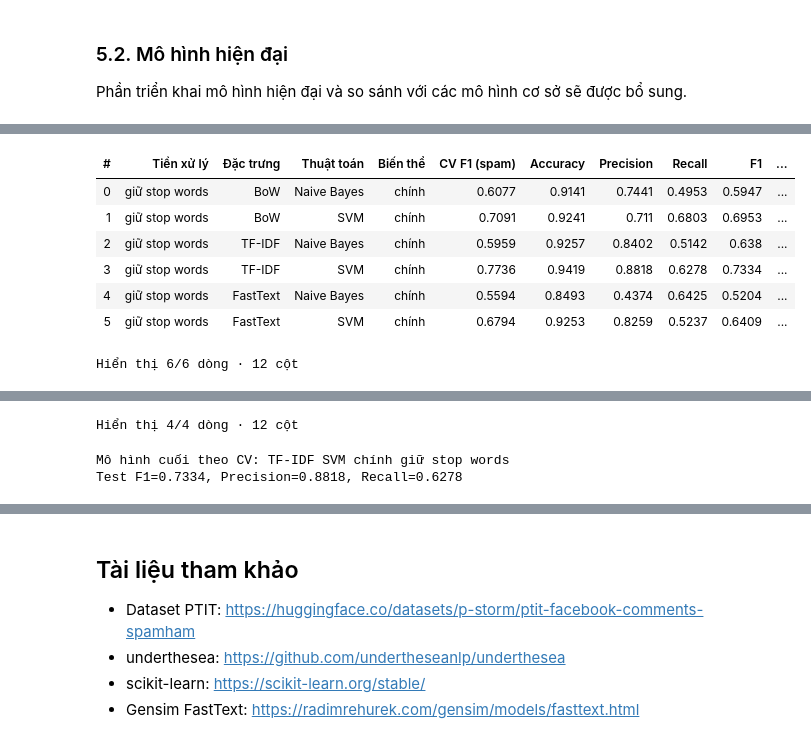
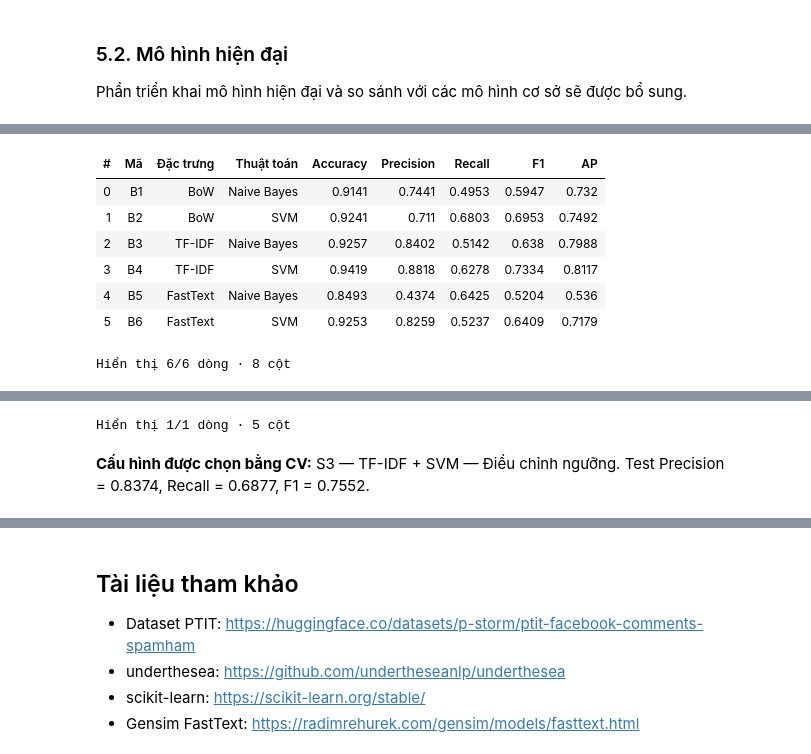
Before and after one commit to P-Bao/ptit-facebook-spam-ham, a Jupyter notebook: notebooks/02_thuc_nghiem_va_demo.ipynb, the cells around one changed output, grey strips where cells are left out. Saved outputs shown, nothing was run; the diff lists cells and outputs as text; code cells hidden in the pictures.

```diff
--- a/notebooks/02_thuc_nghiem_va_demo.ipynb
+++ b/notebooks/02_thuc_nghiem_va_demo.ipynb
@@ -269,14 +267,0 @@ Từ vựng, IDF và embedding được học trong phần train của từng fo
-# %%
-# Grid/cấu hình nằm ở pipeline/modeling/experiments.py: make_pipe().
-# Fit vectorizer và model trong train của từng fold, không fit trên test.
-cache_dir = tempfile.TemporaryDirectory(prefix="spamham_cache_", dir=ARTIFACT_DIR)
-cache = Memory(cache_dir.name, verbose=0)
-RESULTS = []
-for pre in TEXT:
-    X_train_text = TEXT[pre].iloc[train_idx].to_numpy()
-    for feature in FEATURES:
-        for algorithm in MODELS:
-            result = fit_experiment(pre, feature, algorithm, X_train_text, y_train, CV_FOLDS,
-                                    seed=SEED, cache=cache, n_jobs=N_JOBS)
-            RESULTS.append(result)
-            print(pre, feature, algorithm, f"CV F1={result['CV F1 (spam)']:.4f}", result["Tham số"], flush=True)
@@ -419,20 +457,24 @@ So sánh các phương pháp biểu diễn và thuật toán trên cùng thiết
 # %%
 for record in CANDIDATES:
     evaluate(record, TEXT[record["Tiền xử lý"]].iloc[test_idx].to_numpy(), y_test)
 METRICS = ["Accuracy", "Precision", "Recall", "F1", "AP"]
-REPORT_COLS = ["Tiền xử lý", "Đặc trưng", "Thuật toán", "Biến thể", "CV F1 (spam)", *METRICS, "Tham số", "Thời gian (s)"]
-metrics = pd.DataFrame([{k: r[k] for k in REPORT_COLS} for r in CANDIDATES])
-sel = [r for r in RESULTS if r["Tiền xử lý"] == MAIN_PRE]
-display(metrics[(metrics["Tiền xử lý"] == MAIN_PRE) & (metrics["Biến thể"] == "chính")].round(4))
-display(metrics[metrics["Biến thể"] != "chính"].round(4))
-print("Mô hình cuối theo CV:", best["Đặc trưng"], best["Thuật toán"], best["Biến thể"], best["Tiền xử lý"])
-print(f"Test F1={best['F1']:.4f}, Precision={best['Precision']:.4f}, Recall={best['Recall']:.4f}")
+REPORT_COLS = ["Mã", "Tiền xử lý", "Đặc trưng", "Thuật toán", "Chiến lược", *CV_COLS,
+               *METRICS, "Tham số", "Thời gian (s)"]
+metrics = pd.DataFrame([{k: r[k] for k in REPORT_COLS} | {"Ngưỡng": r["_threshold"]} for r in CANDIDATES])
+sel = RESULTS
+display(metrics.iloc[:len(RESULTS)][["Mã", "Đặc trưng", "Thuật toán", *METRICS]].round(4))
+baseline = pd.DataFrame([{"Cấu hình": "Luôn dự đoán ham", "Accuracy": 1 - y_test.mean(),
+                          "Precision": 0.0, "Recall": 0.0, "F1": 0.0}])
+display(baseline.round(4))
+display(Markdown(f"**Cấu hình được chọn bằng CV:** {SELECTED_NAME}. "
+                 f"Test Precision = {best['Precision']:.4f}, Recall = {best['Recall']:.4f}, "
+                 f"F1 = {best['F1']:.4f}."))
 # %% [output]
-| # | Tiền xử lý | Đặc trưng | Thuật toán | Biến thể | CV F1 (spam) | Accuracy | Precision | Recall | F1 | ... |
-| 0 | giữ stop words | BoW | Naive Bayes | chính | 0.6077 | 0.9141 | 0.7441 | 0.4953 | 0.5947 | ... |
-| 1 | giữ stop words | BoW | SVM | chính | 0.7091 | 0.9241 | 0.711 | 0.6803 | 0.6953 | ... |
-| 2 | giữ stop words | TF-IDF | Naive Bayes | chính | 0.5959 | 0.9257 | 0.8402 | 0.5142 | 0.638 | ... |
-| 3 | giữ stop words | TF-IDF | SVM | chính | 0.7736 | 0.9419 | 0.8818 | 0.6278 | 0.7334 | ... |
-| 4 | giữ stop words | FastText | Naive Bayes | chính | 0.5594 | 0.8493 | 0.4374 | 0.6425 | 0.5204 | ... |
-| 5 | giữ stop words | FastText | SVM | chính | 0.6794 | 0.9253 | 0.8259 | 0.5237 | 0.6409 | ... |
+| # | Mã | Đặc trưng | Thuật toán | Accuracy | Precision | Recall | F1 | AP |
+| 0 | B1 | BoW | Naive Bayes | 0.9141 | 0.7441 | 0.4953 | 0.5947 | 0.732 |
+| 1 | B2 | BoW | SVM | 0.9241 | 0.711 | 0.6803 | 0.6953 | 0.7492 |
+| 2 | B3 | TF-IDF | Naive Bayes | 0.9257 | 0.8402 | 0.5142 | 0.638 | 0.7988 |
+| 3 | B4 | TF-IDF | SVM | 0.9419 | 0.8818 | 0.6278 | 0.7334 | 0.8117 |
+| 4 | B5 | FastText | Naive Bayes | 0.8493 | 0.4374 | 0.6425 | 0.5204 | 0.536 |
+| 5 | B6 | FastText | SVM | 0.9253 | 0.8259 | 0.5237 | 0.6409 | 0.7179 |
-Hiển thị 6/6 dòng · 12 cột
+Hiển thị 6/6 dòng · 8 cột
@@ -444,3 +483,2 @@ Hiển thị 6/6 dòng · 12 cột
-Hiển thị 4/4 dòng · 12 cột
+Hiển thị 1/1 dòng · 5 cột
-Mô hình cuối theo CV: TF-IDF SVM chính giữ stop words
-Test F1=0.7334, Precision=0.8818, Recall=0.6278
+**Cấu hình được chọn bằng CV:** S3 — TF-IDF + SVM — Điều chỉnh ngưỡng. Test Precision = 0.8374, Recall = 0.6877, F1 = 0.7552.
```
Also changed, not shown: parts of 40 cells of this notebook, 34 other files.
